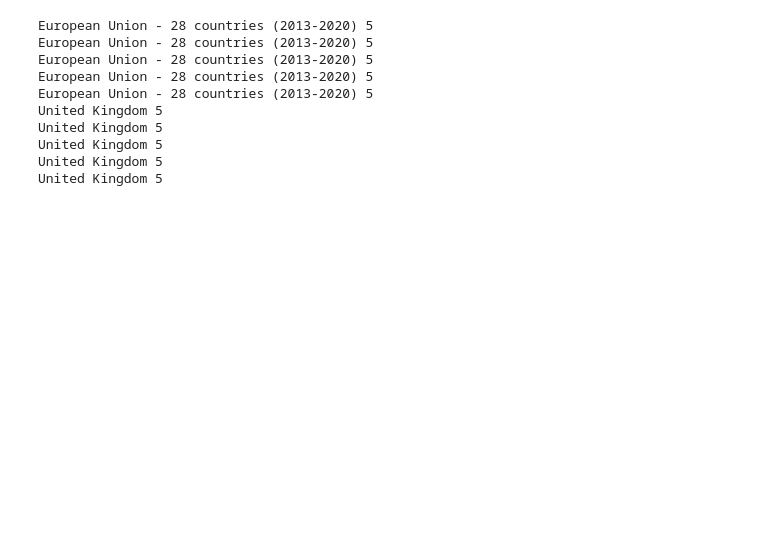
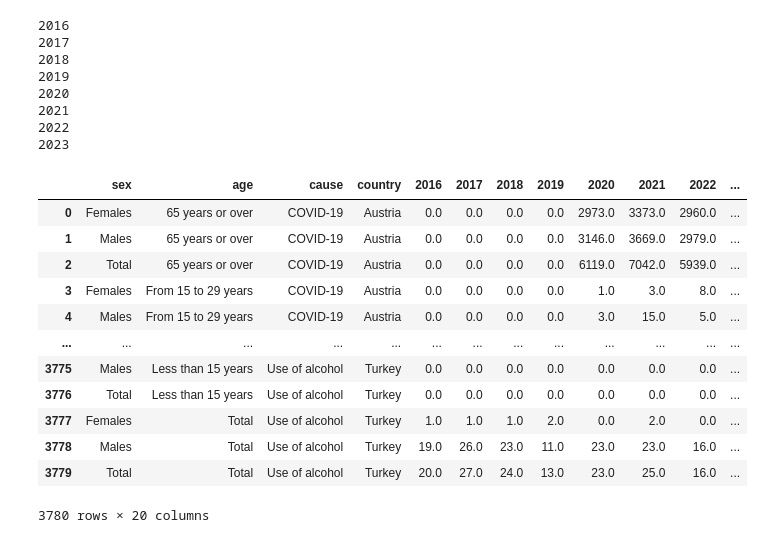
Before and after one commit to ChristianParodi/tristimuli-final-project, a Jupyter notebook: dataset/MENTAL_HEALTH/perc_check_mental.ipynb, the cells around one changed output. Drawn from its saved outputs; the diff is of its cells as text; code cells hidden in the pictures; blank space fills up the shorter version.

```diff
--- a/dataset/MENTAL_HEALTH/perc_check_mental.ipynb
+++ b/dataset/MENTAL_HEALTH/perc_check_mental.ipynb
@@ -20,17 +19,0 @@ deaths
-# %%
-totals = deaths[(deaths.sex=="Total") & (deaths.age=="Total")]
-for c in totals.country:
-    sel = totals[totals.country == c]
-    if len(sel) != 6:
-    	print(c, len(sel))
-# %% [output]
-European Union - 28 countries (2013-2020) 5
-European Union - 28 countries (2013-2020) 5
-European Union - 28 countries (2013-2020) 5
-European Union - 28 countries (2013-2020) 5
-European Union - 28 countries (2013-2020) 5
-United Kingdom 5
-United Kingdom 5
-United Kingdom 5
-United Kingdom 5
-United Kingdom 5
@@ -36,0 +27,29 @@ United Kingdom 5
+# %%
+years = ['2016', '2017', '2018', '2019', '2020', '2021', '2022', '2023']
+
+for year in years:
+    print(year)
+    deaths[f'percentage_{year}'] = deaths.apply(lambda row: (row[year] / deaths[(deaths['country'] == row['country']) & (deaths['sex'] == "Total") & (deaths['age'] == "Total") & (deaths['cause'] == 'Total')][year].values[0]) * 100, axis=1)
+deaths
+# %% [output]
+2016
+2017
+2018
+2019
+2020
+2021
+2022
+2023
+|  | sex | age | cause | country | 2016 | 2017 | 2018 | 2019 | 2020 | 2021 | 2022 | ... |
+| 0 | Females | 65 years or over | COVID-19 | Austria | 0.0 | 0.0 | 0.0 | 0.0 | 2973.0 | 3373.0 | 2960.0 | ... |
+| 1 | Males | 65 years or over | COVID-19 | Austria | 0.0 | 0.0 | 0.0 | 0.0 | 3146.0 | 3669.0 | 2979.0 | ... |
+| 2 | Total | 65 years or over | COVID-19 | Austria | 0.0 | 0.0 | 0.0 | 0.0 | 6119.0 | 7042.0 | 5939.0 | ... |
+| 3 | Females | From 15 to 29 years | COVID-19 | Austria | 0.0 | 0.0 | 0.0 | 0.0 | 1.0 | 3.0 | 8.0 | ... |
+| 4 | Males | From 15 to 29 years | COVID-19 | Austria | 0.0 | 0.0 | 0.0 | 0.0 | 3.0 | 15.0 | 5.0 | ... |
+| ... | ... | ... | ... | ... | ... | ... | ... | ... | ... | ... | ... | ... |
+| 3775 | Males | Less than 15 years | Use of alcohol | Turkey | 0.0 | 0.0 | 0.0 | 0.0 | 0.0 | 0.0 | 0.0 | ... |
+| 3776 | Total | Less than 15 years | Use of alcohol | Turkey | 0.0 | 0.0 | 0.0 | 0.0 | 0.0 | 0.0 | 0.0 | ... |
+| 3777 | Females | Total | Use of alcohol | Turkey | 1.0 | 1.0 | 1.0 | 2.0 | 0.0 | 2.0 | 0.0 | ... |
+| 3778 | Males | Total | Use of alcohol | Turkey | 19.0 | 26.0 | 23.0 | 11.0 | 23.0 | 23.0 | 16.0 | ... |
+| 3779 | Total | Total | Use of alcohol | Turkey | 20.0 | 27.0 | 24.0 | 13.0 | 23.0 | 25.0 | 16.0 | ... |
+3780 rows × 20 columns
```
Also changed, not shown: parts of 4 cells of this notebook, 1 other file.
